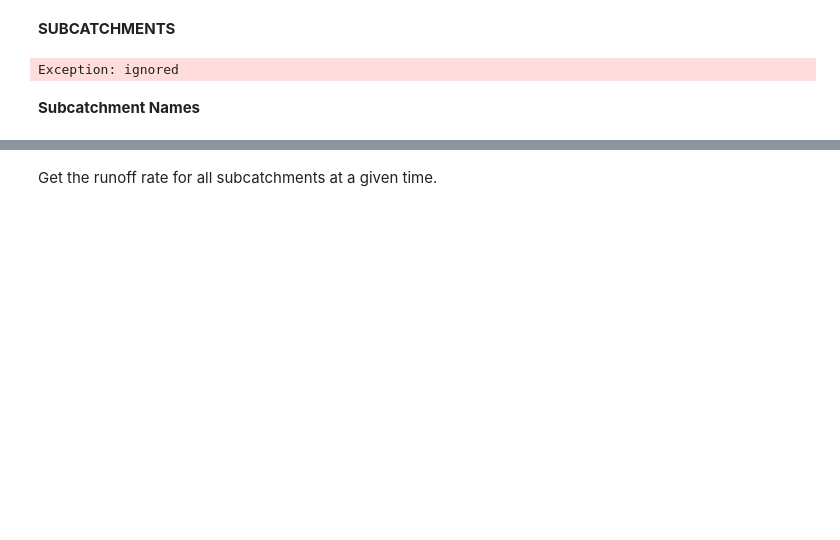
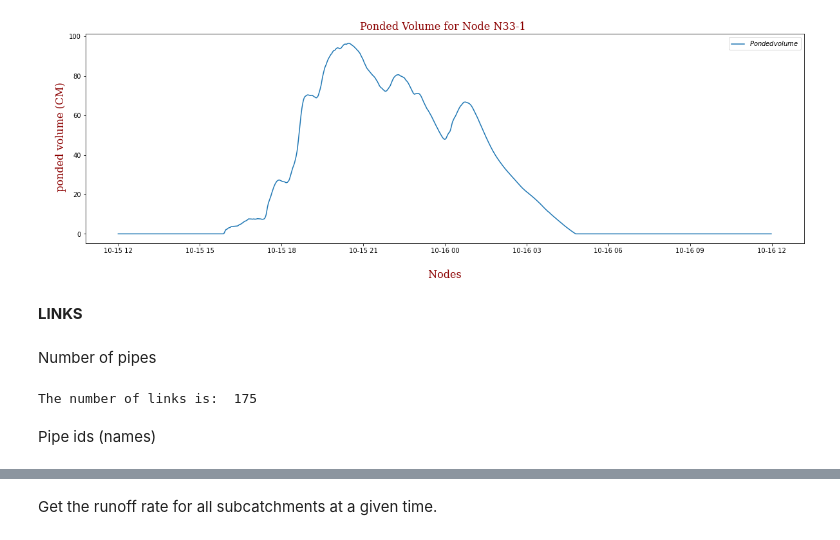
Before and after one commit to sifiso-ncube/thesis, a Jupyter notebook: SWMM_ExtrCode.ipynb, the cells around one changed output, grey strips where cells are left out. Cells and saved outputs as stored; diff of their text form; code cells hidden in the pictures; blank space fills up the shorter version.

```diff
--- a/SWMM_ExtrCode.ipynb
+++ b/SWMM_ExtrCode.ipynb
@@ -27,14 +273,48 @@ import numpy as np
+# %%
+#same as above but for node N33-1
+#Node Time series for ponded volume. you specify the start and end time
+# Returns a dictionary of attribute values with between start_index and end_index with reporting timesteps as keys
+def Ex_node_pondedvol():
+  with Output('15.10.1realday.out') as out:
+      ts = out.node_series("N33-1", NodeAttribute.PONDED_VOLUME, datetime(2020, 10, 15, 12), datetime(2020, 10, 16, 12))
+      ts_node_pondedvol = []
+      index_list= []
+
+      for index in ts:
+        ts_node_pondedvol.append(ts[index])     #ts[index] gives the time series value of hydraulics head at node N33-1
+        index_list.append(index)                #the index is the node name
+      return ts_node_pondedvol,index_list
+
+ts_node_pondedvol,index_list = Ex_node_pondedvol()   # assigning the function outputs to the list variables
+
+font = {'family': 'serif',
+        'color':  'darkred',
+        'weight': 'normal',
+        'size': 16,
+        }
+plt.figure(figsize = [20, 6])
+plt.plot(index_list, ts_node_pondedvol, label = '$ Ponded volume $')
+plt.xlabel("\n Nodes ",fontdict = font)
+plt.ylabel("\n ponded volume (CM)",fontdict = font)
+plt.title("Ponded Volume for Node N33-1 ", fontdict = font)
+#plt.xticks(nodes, rotation='vertical')
+plt.legend()
+plt.show()
+# %% [output]
+[figure, added]
 # %% [markdown]
-**SUBCATCHMENTS**
+**LINKS**
+# %% [markdown]
+Number of pipes
 # %%
-# Number of subcatchments
-def Ex_nmbr_subcatchments():
+# Number of Pipes/ links
+def Ex_nmbr_links():
   with Output('15.10.1realday.out') as out:
-    number_of_subcmts = len(out.subcatchments)
-    return number_of_subcmts
+    number_of_links = len(out.links)
+    return number_of_links
 
-print("The number of subcatchments is: ", Ex_nmbr_subcatchments())
+print("The number of links is: ", Ex_nmbr_links())
 # %% [output]
-Exception: ignored
+The number of links is:  175
-# %% [markdown]
-**Subcatchment Names**
+# %% [markdown]
+Pipe ids (names)
```
Also changed, not shown: parts of 64 cells of this notebook.
